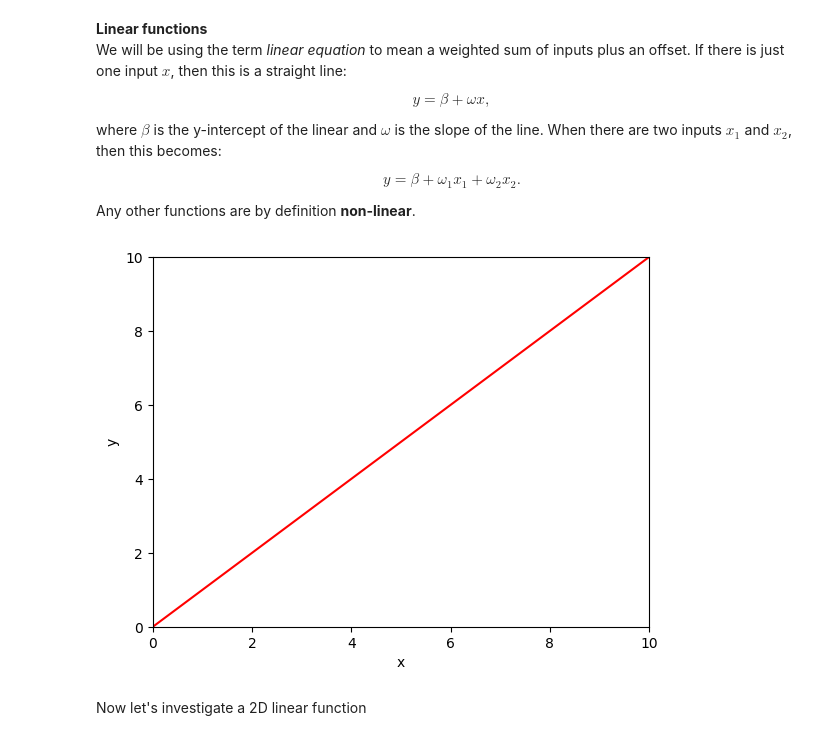
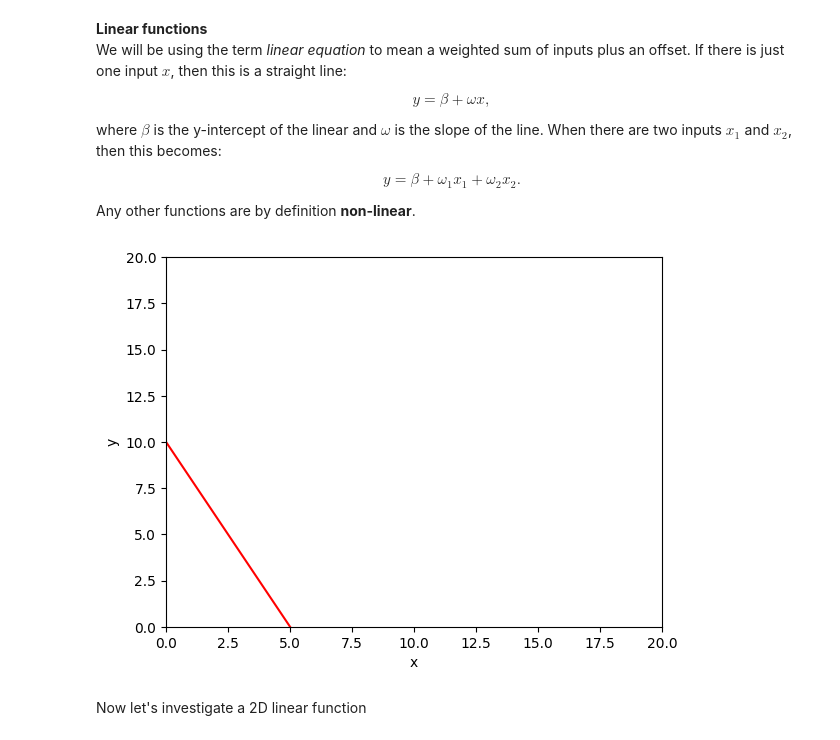
Before and after one commit to pdjota/understanding_deep_learning, a Jupyter notebook: Notebooks/Chap01/1_1_BackgroundMathematics.ipynb, the cells around one changed output. Drawn from its saved outputs; the diff is of its cells as text; code cells hidden in the pictures.

```diff
--- a/Notebooks/Chap01/1_1_BackgroundMathematics.ipynb
+++ b/Notebooks/Chap01/1_1_BackgroundMathematics.ipynb
@@ -31,26 +31,26 @@ def linear_function_1D(x,beta,omega):
 # %%
 # Plot the 1D linear function
 
 # Define an array of x values from 0 to 10 with increments of 0.01
 # https://numpy.org/doc/stable/reference/generated/numpy.arange.html
 x = np.arange(0.0,10.0, 0.01)
 # Compute y using the function you filled in above
-beta = 4.0; omega = 1.0
+beta = 10.0; omega = -2
 
 y = linear_function_1D(x,beta,omega)
 
 # Plot this function
 fig, ax = plt.subplots()
 ax.plot(x,y,'r-')
-ax.set_ylim([0,10]);ax.set_xlim([0,10])
+ax.set_ylim([0,20]);ax.set_xlim([0,20])
 ax.set_xlabel('x'); ax.set_ylabel('y')
 plt.show()
 
 # TODO -- experiment with changing the values of beta and omega
 # to understand what they do.  Try to make a line
 # that crosses the y-axis at y=10 and the x-axis at x=5
 # %% [output]
-[figure, old version]
+[figure, new version]
 # %% [markdown]
 Now let's investigate a 2D linear function
 # %%
```
Also changed, not shown: parts of 4 cells of this notebook.
